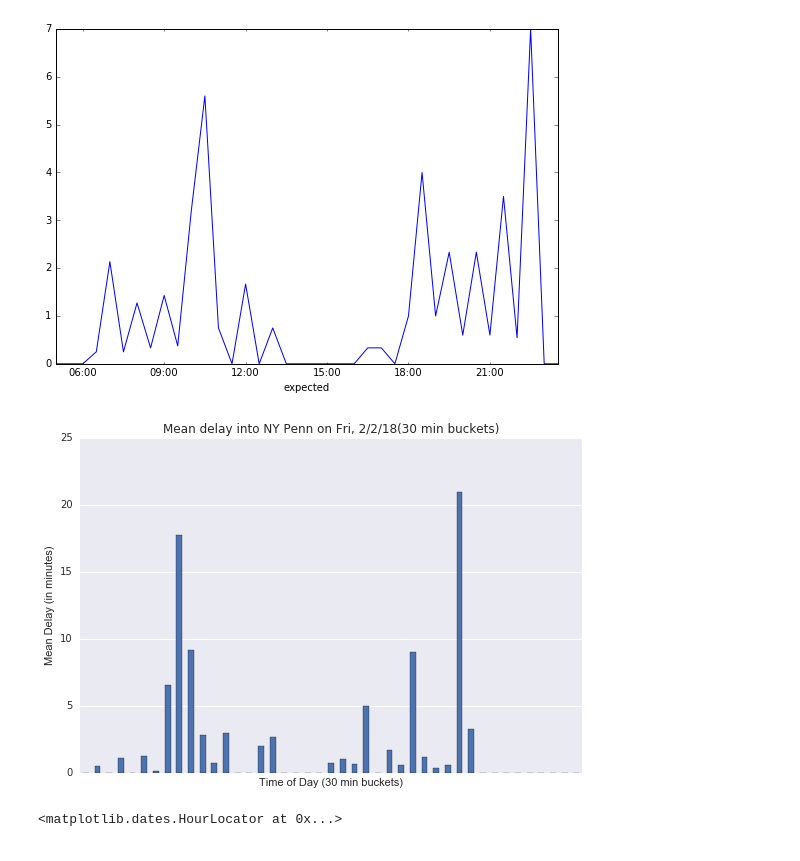
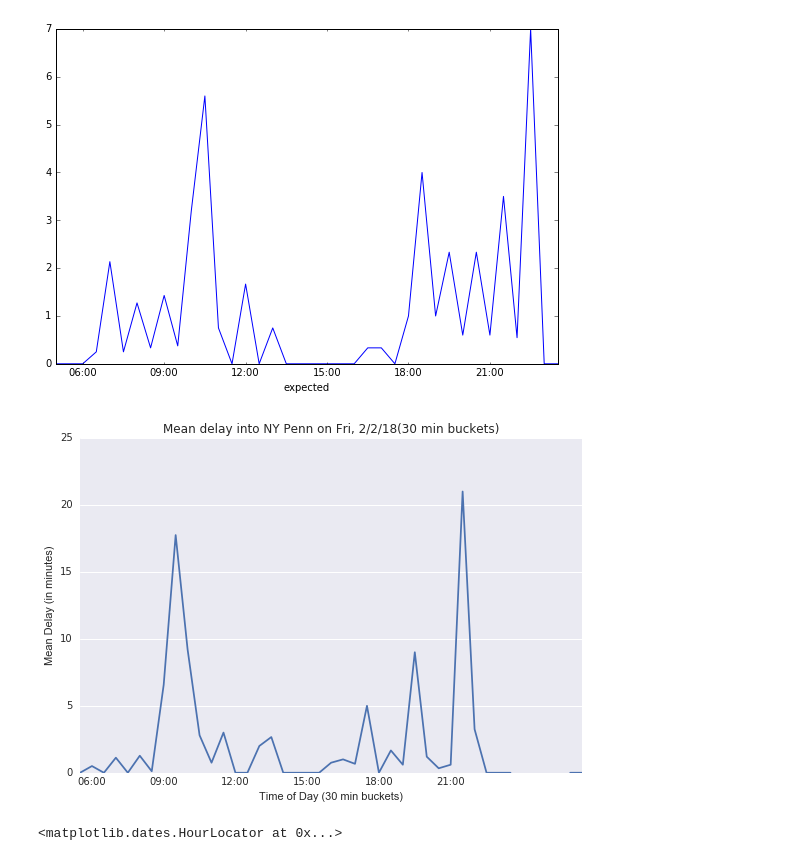
Before and after one commit to pranavbadami/njtransit, a Jupyter notebook: examine_trains.ipynb, the cells around one changed output. Saved outputs shown, nothing was run; the diff lists cells and outputs as text; code cells hidden in the pictures.

```diff
--- a/examine_trains.ipynb
+++ b/examine_trains.ipynb
@@ -147,14 +147,13 @@ njt_nyp2.groupby(pd.Grouper(key='expected', freq='30min'))['delay'].mean().plot(
 <matplotlib.axes._subplots.AxesSubplot at 0x...>
 [figure]
 # %%
-
-ax = njt_nyp.groupby(pd.Grouper(key='expected', freq='30min'))['delay'].mean().plot(kind="bar",figsize=(9,6), title="Mean delay into NY Penn on Fri, 2/2/18(30 min buckets)")
+ax = njt_nyp.groupby(pd.Grouper(key='expected', freq='30min'))['delay'].mean().plot(figsize=(9,6), title="Mean delay into NY Penn on Fri, 2/2/18(30 min buckets)")
 ax.set_xlabel("Time of Day (30 min buckets)")
 ax.set_ylabel("Mean Delay (in minutes)")
 hours = dates.HourLocator()
 ax.get_xaxis().set_major_locator(hours)
 # %% [output]
-[figure, old version]
+[figure, new version]
 # %%
 # %% [output]
 <matplotlib.dates.HourLocator at 0x...>
```
Also changed, not shown: 1 other file.
